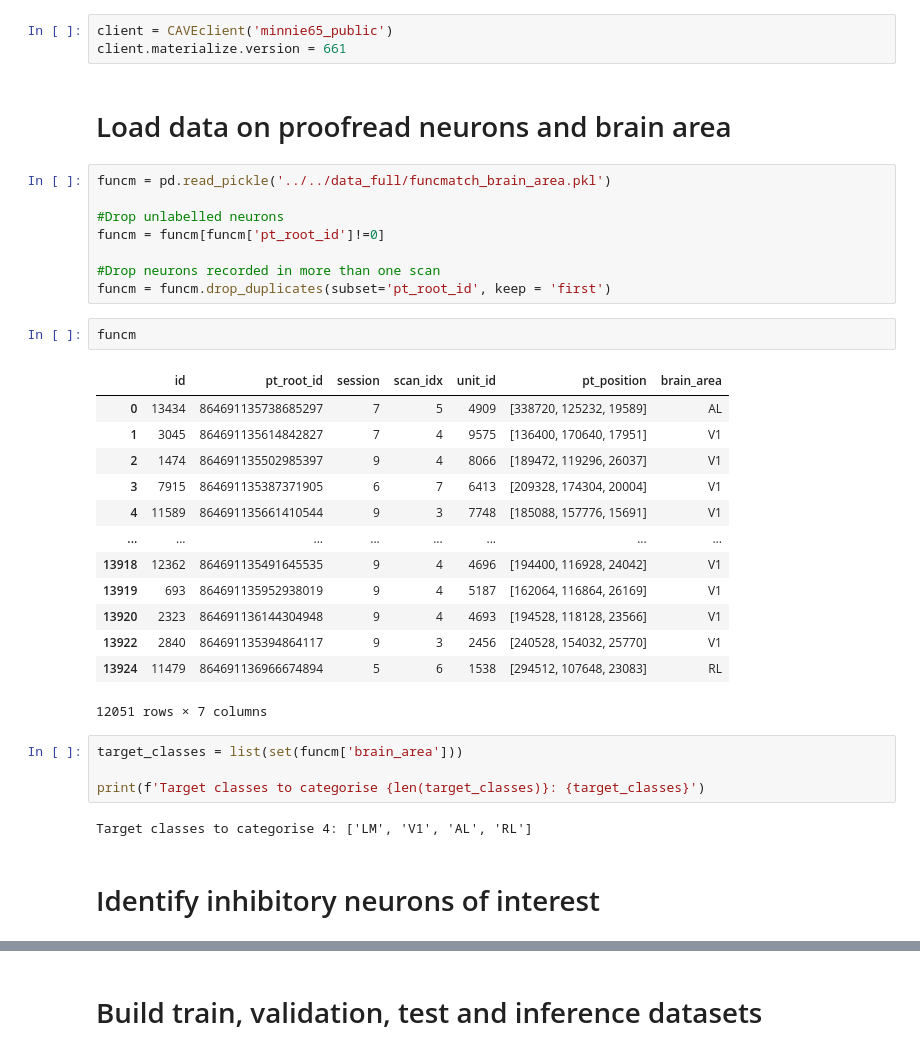
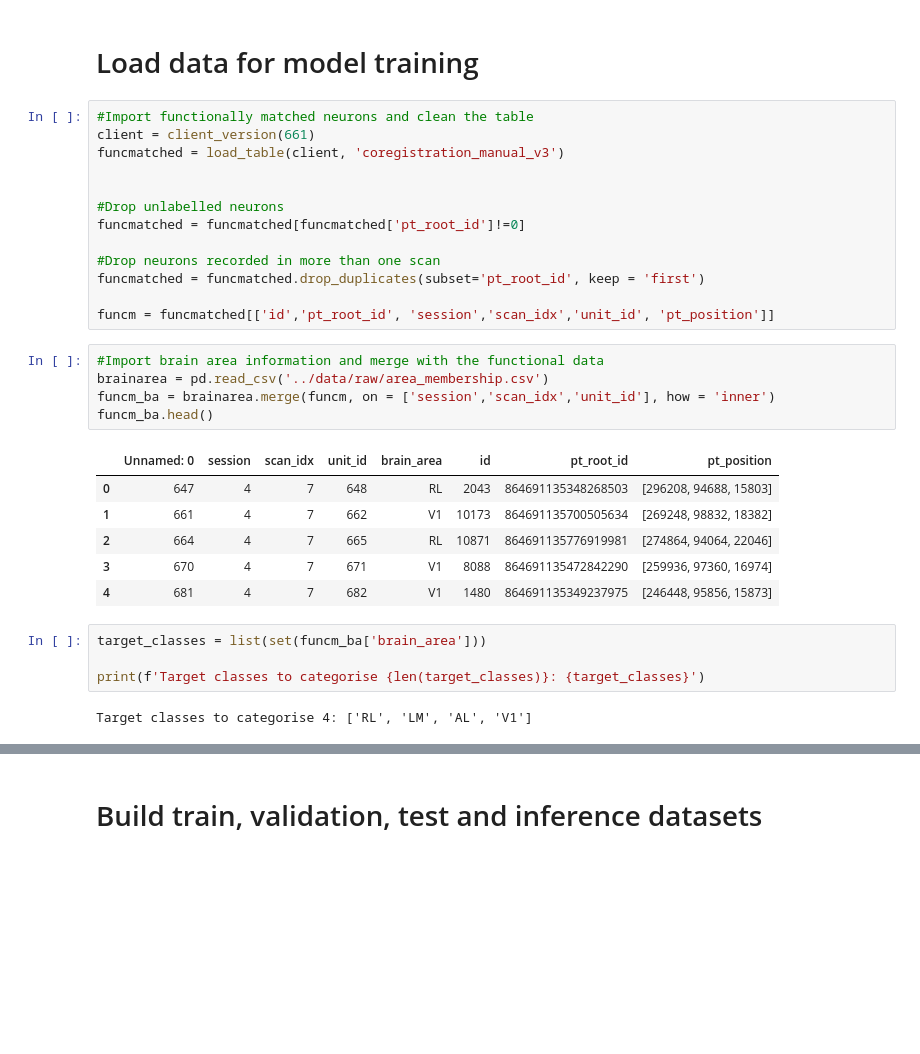
Before and after one commit to NeuroBLab/con-con-models, a Jupyter notebook: notebooks/inhibitory_BA_classifier.ipynb, the cells around one changed output, grey strips where cells are left out. Saved outputs shown, nothing was run; the diff lists cells and outputs as text; blank space fills up the shorter version.

```diff
--- a/notebooks/inhibitory_BA_classifier.ipynb
+++ b/notebooks/inhibitory_BA_classifier.ipynb
@@ -12,37 +19,33 @@ from sklearn.metrics import classification_report
-# %%
-client = CAVEclient('minnie65_public')
-client.materialize.version = 661
-# %% [markdown]
-# Load data on proofread neurons and brain area
+# %% [markdown]
+# Load data for model training
 # %%
-funcm = pd.read_pickle('../../data_full/funcmatch_brain_area.pkl')
+#Import functionally matched neurons and clean the table
+client = client_version(661)
+funcmatched = load_table(client, 'coregistration_manual_v3')
+
 
 #Drop unlabelled neurons
-funcm = funcm[funcm['pt_root_id']!=0]
+funcmatched = funcmatched[funcmatched['pt_root_id']!=0]
 
 #Drop neurons recorded in more than one scan
-funcm = funcm.drop_duplicates(subset='pt_root_id', keep = 'first')
+funcmatched = funcmatched.drop_duplicates(subset='pt_root_id', keep = 'first')
+
+funcm = funcmatched[['id','pt_root_id',	'session','scan_idx','unit_id',	'pt_position']]
-# %%
-funcm
-# %% [output]
-|  | id | pt_root_id | session | scan_idx | unit_id | pt_position | brain_area |
-| 0 | 13434 | 864691135738685297 | 7 | 5 | 4909 | [338720, 125232, 19589] | AL |
-| 1 | 3045 | 864691135614842827 | 7 | 4 | 9575 | [136400, 170640, 17951] | V1 |
-| 2 | 1474 | 864691135502985397 | 9 | 4 | 8066 | [189472, 119296, 26037] | V1 |
-| 3 | 7915 | 864691135387371905 | 6 | 7 | 6413 | [209328, 174304, 20004] | V1 |
-| 4 | 11589 | 864691135661410544 | 9 | 3 | 7748 | [185088, 157776, 15691] | V1 |
-| ... | ... | ... | ... | ... | ... | ... | ... |
-| 13918 | 12362 | 864691135491645535 | 9 | 4 | 4696 | [194400, 116928, 24042] | V1 |
-| 13919 | 693 | 864691135952938019 | 9 | 4 | 5187 | [162064, 116864, 26169] | V1 |
-| 13920 | 2323 | 864691136144304948 | 9 | 4 | 4693 | [194528, 118128, 23566] | V1 |
-| 13922 | 2840 | 864691135394864117 | 9 | 3 | 2456 | [240528, 154032, 25770] | V1 |
-| 13924 | 11479 | 864691136966674894 | 5 | 6 | 1538 | [294512, 107648, 23083] | RL |
-12051 rows × 7 columns
+# %%
+#Import brain area information and merge with the functional data
+brainarea = pd.read_csv('../data/raw/area_membership.csv')
+funcm_ba = brainarea.merge(funcm, on = ['session','scan_idx','unit_id'], how = 'inner')
+funcm_ba.head()
+# %% [output]
+|  | Unnamed: 0 | session | scan_idx | unit_id | brain_area | id | pt_root_id | pt_position |
+| 0 | 647 | 4 | 7 | 648 | RL | 2043 | 864691135348268503 | [296208, 94688, 15803] |
+| 1 | 661 | 4 | 7 | 662 | V1 | 10173 | 864691135700505634 | [269248, 98832, 18382] |
+| 2 | 664 | 4 | 7 | 665 | RL | 10871 | 864691135776919981 | [274864, 94064, 22046] |
+| 3 | 670 | 4 | 7 | 671 | V1 | 8088 | 864691135472842290 | [259936, 97360, 16974] |
+| 4 | 681 | 4 | 7 | 682 | V1 | 1480 | 864691135349237975 | [246448, 95856, 15873] |
 # %%
-target_classes = list(set(funcm['brain_area']))
+target_classes = list(set(funcm_ba['brain_area']))
 
 print(f'Target classes to categorise {len(target_classes)}: {target_classes}')
 # %% [output]
-Target classes to categorise 4: ['LM', 'V1', 'AL', 'RL']
+Target classes to categorise 4: ['RL', 'LM', 'AL', 'V1']
-# %% [markdown]
-# Identify inhibitory neurons of interest
```
Also changed, not shown: parts of 18 cells of this notebook, 1 other file.
